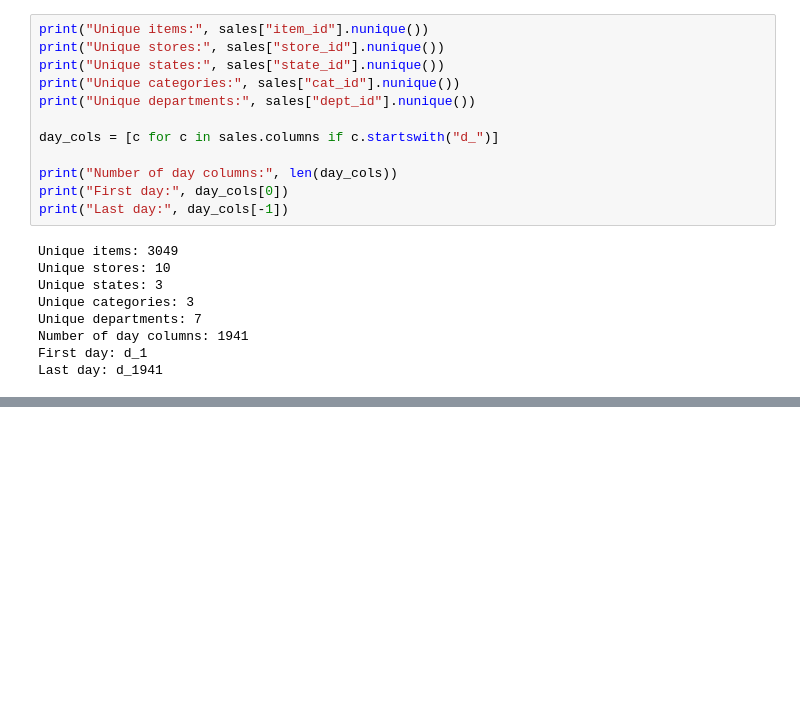
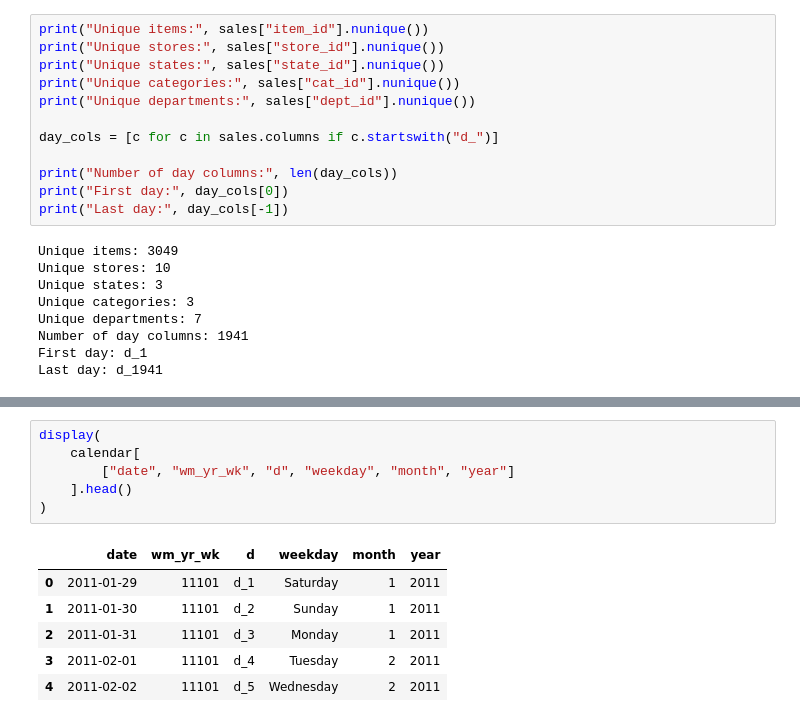
Before and after one commit to iamlaboniraz/Thesis_work, a Jupyter notebook: draf_word.ipynb, the cells around one changed output, grey strips where cells are left out. Cells and saved outputs as stored; diff of their text form; blank space fills up the shorter version.

```diff
--- a/draf_word.ipynb
+++ b/draf_word.ipynb
@@ -144,0 +290,13 @@ Total units sold:  66927173
+# %%
+display(
+    calendar[
+        ["date", "wm_yr_wk", "d", "weekday", "month", "year"]
+    ].head()
+)
+# %% [output]
+|  | date | wm_yr_wk | d | weekday | month | year |
+| 0 | 2011-01-29 | 11101 | d_1 | Saturday | 1 | 2011 |
+| 1 | 2011-01-30 | 11101 | d_2 | Sunday | 1 | 2011 |
+| 2 | 2011-01-31 | 11101 | d_3 | Monday | 1 | 2011 |
+| 3 | 2011-02-01 | 11101 | d_4 | Tuesday | 2 | 2011 |
+| 4 | 2011-02-02 | 11101 | d_5 | Wednesday | 2 | 2011 |
```
Also changed, not shown: parts of 16 cells of this notebook, 1 other file.
